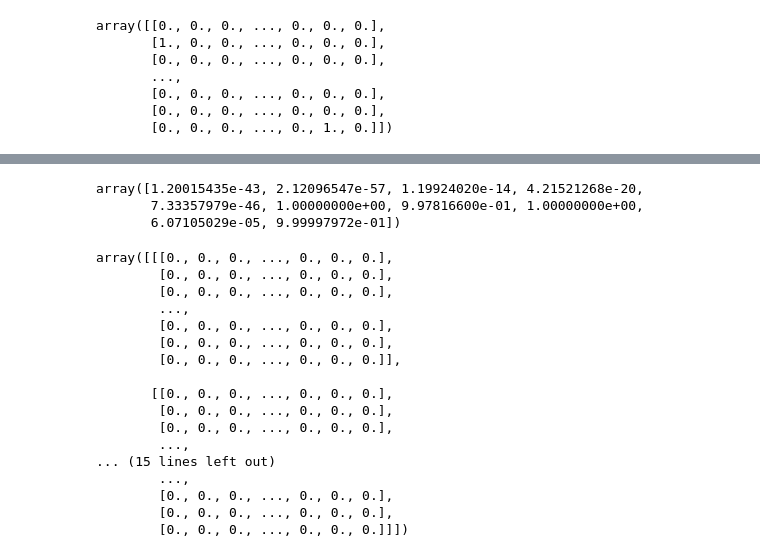
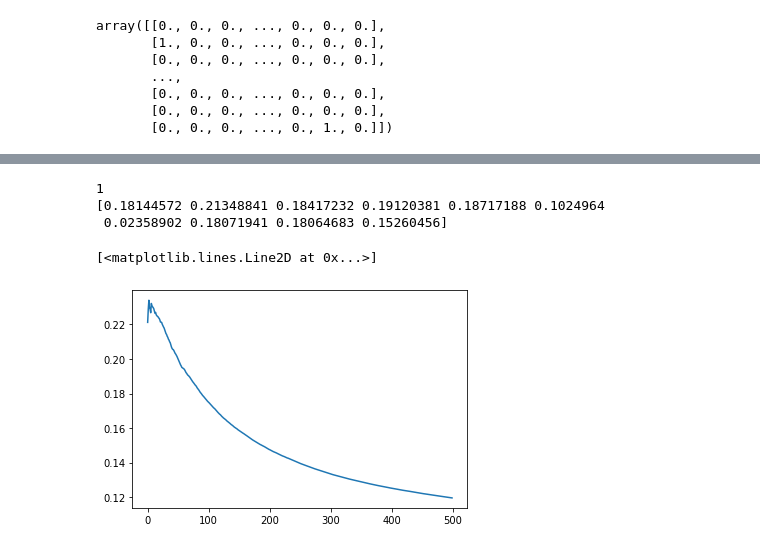
Before and after one commit to jrmoulton/Learn-DL, a Jupyter notebook: Dense.ipynb, the cells around one changed output, grey strips where cells are left out. Saved outputs shown, nothing was run; the diff lists cells and outputs as text; code cells hidden in the pictures.

```diff
--- a/Dense.ipynb
+++ b/Dense.ipynb
@@ -100,4 +167,0 @@ class Dense:
-# %%
-temp = Dense([16,16,10], 28, 28)
-# %%
-temp.train(x, y, epochs=1, batch_size=10)
@@ -122,26 +168,9 @@ array([[9.99999879e-001, 0.00000000e+000, 9.99690327e-001,
 # %%
-temp.forward(test_pic.reshape(784))
+temp_out = temp.forward(test_pic.reshape(784))
-# %% [output]
-array([1.20015435e-43, 2.12096547e-57, 1.19924020e-14, 4.21521268e-20,
-       7.33357979e-46, 1.00000000e+00, 9.97816600e-01, 1.00000000e+00,
-       6.07105029e-05, 9.99997972e-01])
-# %%
-x[[1,2,3,4]]
-# %% [output]
-array([[[0., 0., 0., ..., 0., 0., 0.],
-        [0., 0., 0., ..., 0., 0., 0.],
-        [0., 0., 0., ..., 0., 0., 0.],
-        ...,
-        [0., 0., 0., ..., 0., 0., 0.],
-        [0., 0., 0., ..., 0., 0., 0.],
-        [0., 0., 0., ..., 0., 0., 0.]],
-
-       [[0., 0., 0., ..., 0., 0., 0.],
-        [0., 0., 0., ..., 0., 0., 0.],
-        [0., 0., 0., ..., 0., 0., 0.],
-        ...,
-... (15 lines left out)
-        ...,
-        [0., 0., 0., ..., 0., 0., 0.],
-        [0., 0., 0., ..., 0., 0., 0.],
-        [0., 0., 0., ..., 0., 0., 0.]]])
+# %%
+print(temp_out.argmax())
+print(temp_out)
+# %% [output]
+1
+[0.18144572 0.21348841 0.18417232 0.19120381 0.18717188 0.1024964
+ 0.02358902 0.18071941 0.18064683 0.15260456]
@@ -147,0 +179,5 @@ array([[[0., 0., 0., ..., 0., 0., 0.],
+# %%
+plt.plot(temp.train_error)
+# %% [output]
+[<matplotlib.lines.Line2D at 0x...>]
+[figure, added]
```
Also changed, not shown: parts of 8 cells of this notebook.
